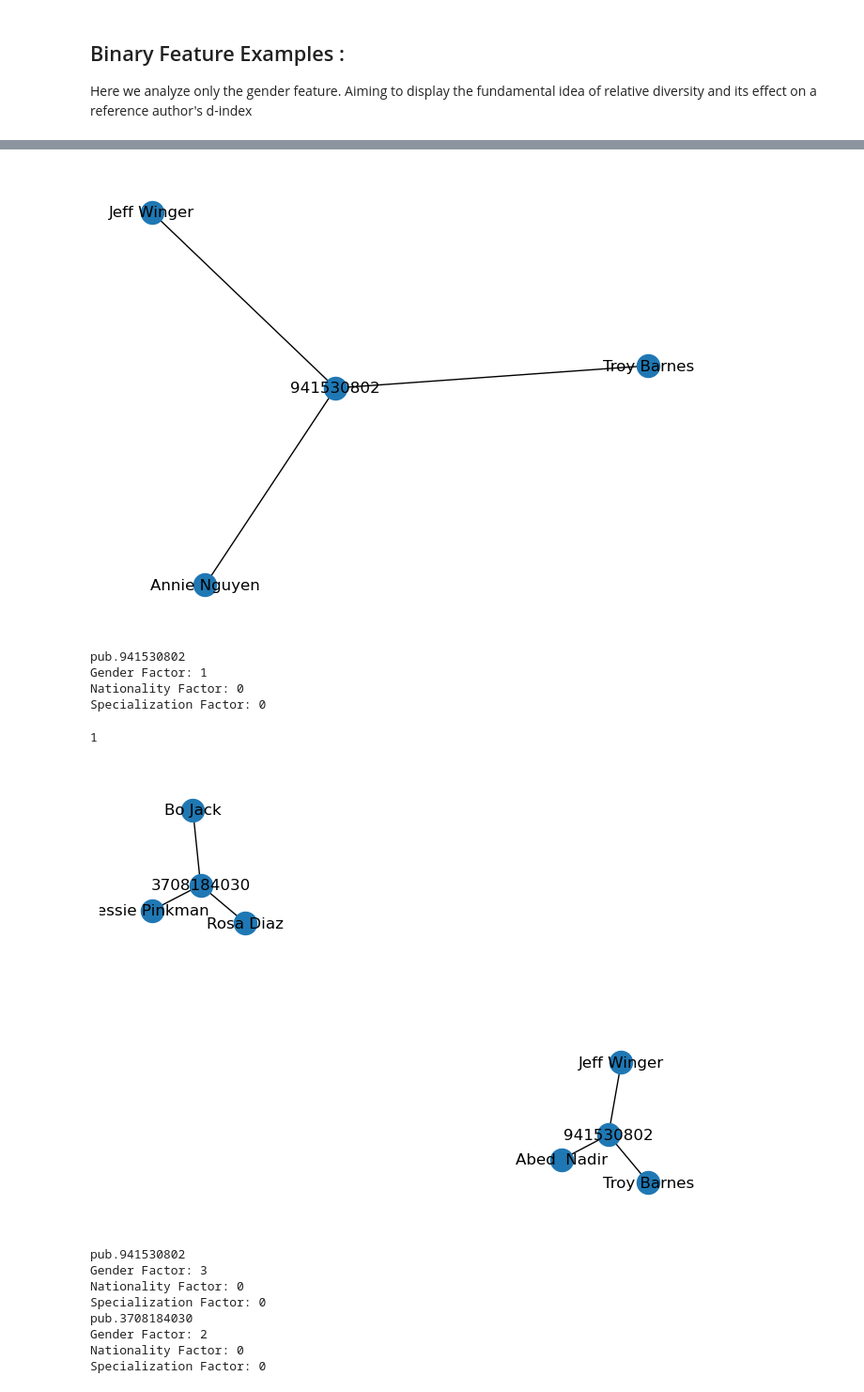
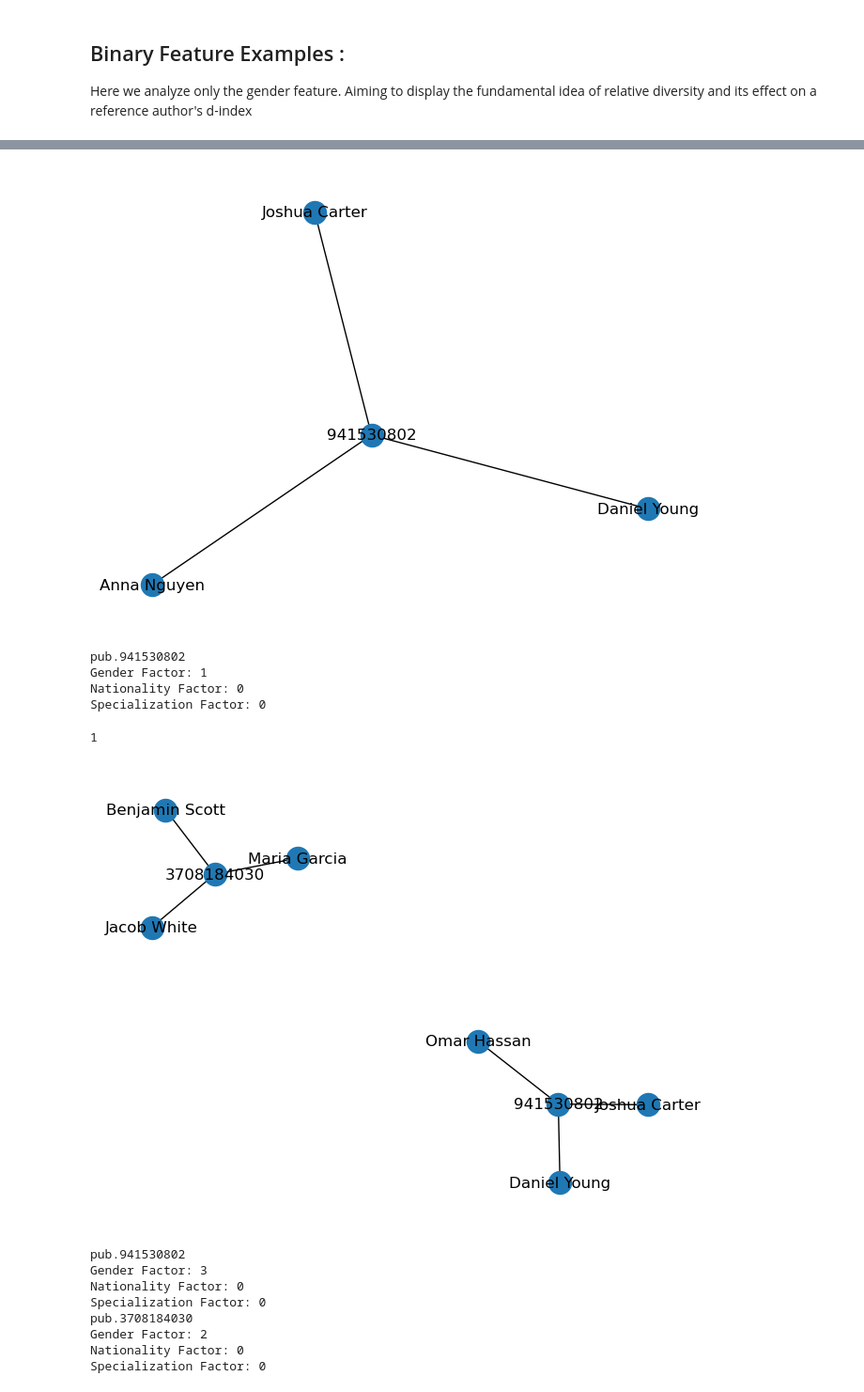
Before and after one commit to KB230/Community-Index, a Jupyter notebook: D-IndexExample.ipynb, the cells around one changed output, grey strips where cells are left out. Shown: that part at 94% size. Saved outputs shown, nothing was run; the diff lists cells and outputs as text; code cells hidden in the pictures.

Commit message:
Add files via upload
added names generated from ChatGPT instead of TV show characters

```diff
--- a/D-IndexExample.ipynb
+++ b/D-IndexExample.ipynb
@@ -393,5 +377,5 @@ abed_graph = create_graph(abed_papers)
 # %%
-show_graph(abed_graph)
+show_graph(referenceAuthor1_graph)
 # %% [output]
-[figure, old version]
+[figure, new version]
 # %%
@@ -415,10 +399,10 @@ Specialization Factor: 0
 # 3/4 Are males, reciprocal is 4/3 rounds to gender factor of 1.
 # %%
 # Let's now look at Annie.
-annie = authors[3]
-annie_papers = searchAuthorPapers(_df, annie)
-annie_graph = create_graph(annie_papers)
-show_graph(annie_graph)
+referenceAuthor2 = authors[3]
+referenceAuthor2_papers = searchAuthorPapers(_df, referenceAuthor2)
+referenceAuthor2_graph = create_graph(referenceAuthor2_papers)
+show_graph(referenceAuthor2_graph)
 # %% [output]
-[figure, old version]
+[figure, new version]
 # %%
```
Also changed, not shown: parts of 21 cells of this notebook, 1 other file.
